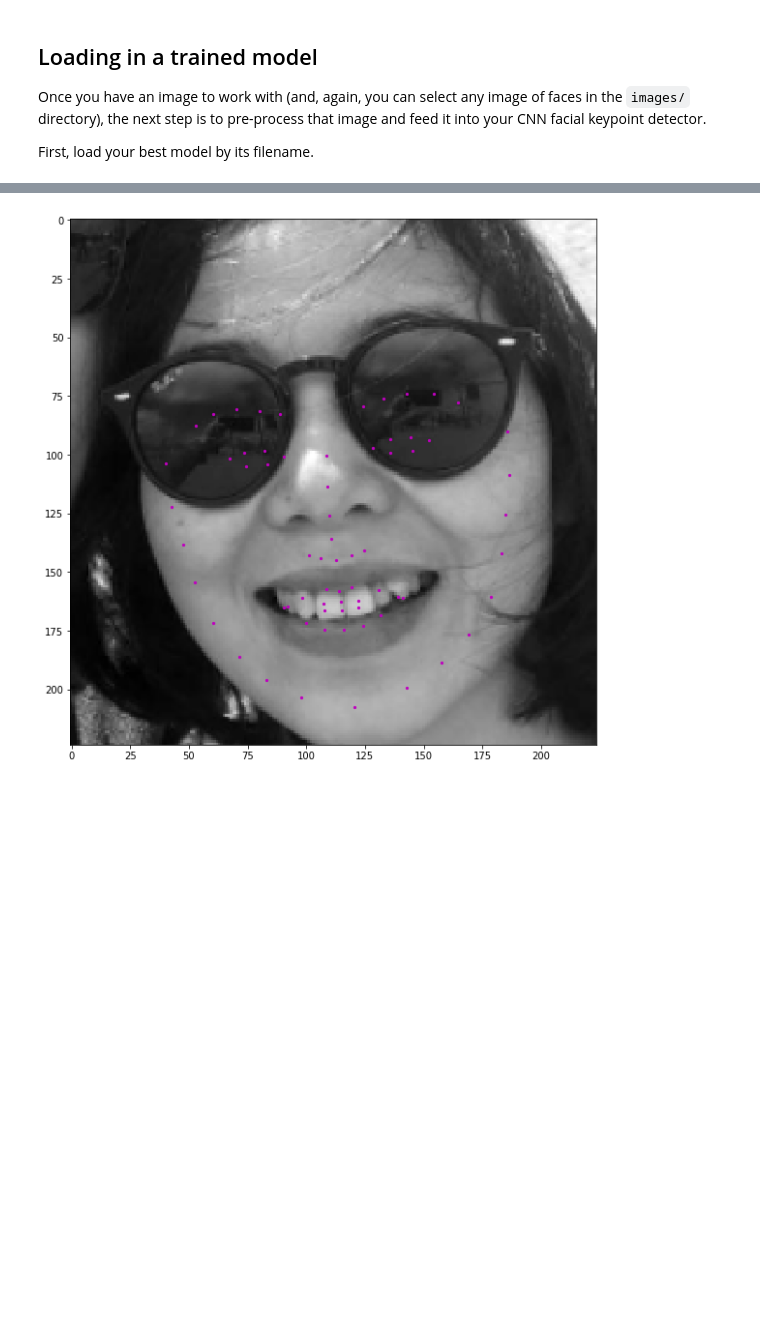
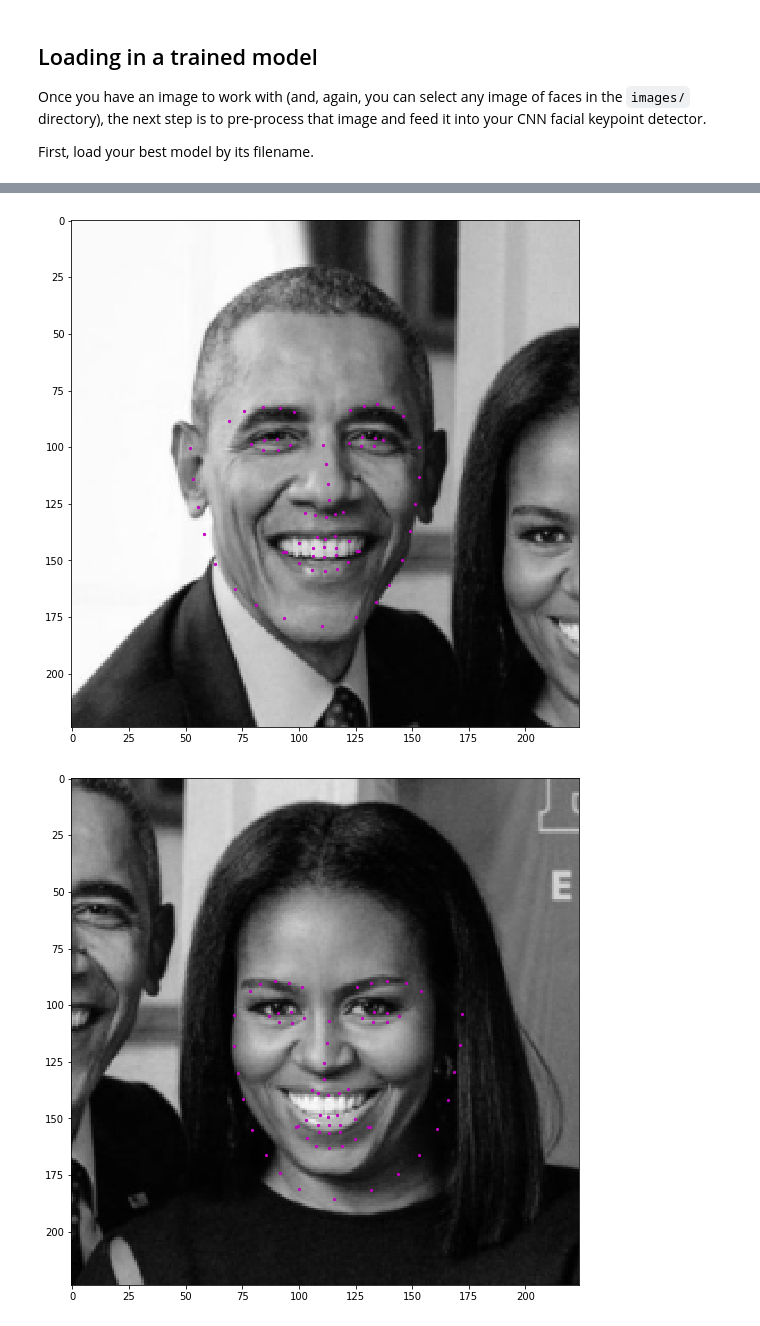
Before and after one commit to ptgamr/P1_Facial_Keypoints, a Jupyter notebook: 3. Facial Keypoint Detection, Complete Pipeline.ipynb, the cells around one changed output, grey strips where cells are left out. Saved outputs shown, nothing was run; the diff lists cells and outputs as text; code cells hidden in the pictures; blank space fills up the shorter version.

Commit message:
modified crop / rescale

```diff
--- a/3. Facial Keypoint Detection, Complete Pipeline.ipynb
+++ b/3. Facial Keypoint Detection, Complete Pipeline.ipynb
@@ -22,7 +22,7 @@ Select an image to perform facial keypoint detection on; you can select any imag
 # %%
 import cv2
 # load in color image for face detection
-image = cv2.imread('images/the_beatles.jpg')
+image = cv2.imread('images/obamas.jpg')
 
 # switch red and blue color channels
 # --> by default OpenCV assumes BLUE comes first, not RED as in many images
@@ -88,7 +88,7 @@ net = Net()
 
 ## TODO: load the best saved model parameters (by your path name)
 ## You'll need to un-comment the line below and add the correct name for *your* saved model
-net.load_state_dict(torch.load('saved_models/keypoints_model_10.pt'))
+net.load_state_dict(torch.load('saved_models/keypoints_model_modified_crop.pt'))
 
 ## print out your net and prepare it for testing (uncomment the line below)
 net.eval()
@@ -142,8 +142,16 @@ face_images = []
 # loop over the detected faces from your haar cascade
 for (x,y,w,h) in faces:
 
+    padding = 70
+
+    y_start = max(y - padding, 0)
+    y_end = y + h + padding
+
+    x_start = max(x - padding, 0)
+    x_end = x + w + padding
+
     # Select the region of interest that is the face in the image
-    roi = image_copy[y:y+h, x:x+w]
+    roi = image_copy[y_start:y_end, x_start:x_end]
 
     ## TODO: Convert the face region from RGB to grayscale
     roi = cv2.cvtColor(roi, cv2.COLOR_RGB2GRAY)
@@ -192,31 +200,32 @@ def restore_keypoints(pts, crop=224):
 def show_all_keypoints(image, predicted_key_pts, gt_pts=None):
     """Show image with predicted keypoints"""
     # image is grayscale
     plt.imshow(image, cmap='gray')
     plt.scatter(predicted_key_pts[:, 0], predicted_key_pts[:, 1], s=20, marker='.', c='m')
     # plot ground truth points as green pts
     if gt_pts is not None:
         plt.scatter(gt_pts[:, 0], gt_pts[:, 1], s=20, marker='.', c='g')
 
 def visualize_output(images, outputs):
     count = len(images)
 
     for i in range(count):
         plt.figure(figsize=(20,10))
         ax = plt.subplot(1, count, i+1)
 
         img = images[i].data
         img = img.numpy()
         img = np.transpose(img, (1, 2, 0))
 
         predicted_key_pts = outputs[i].data
         predicted_key_pts = predicted_key_pts.numpy()
         predicted_key_pts = restore_keypoints(predicted_key_pts)
 
         show_all_keypoints(np.squeeze(img), predicted_key_pts)
 
     plt.show()
 
 visualize_output(face_images, output_pts)
 # %% [output]
-[figure, old version]
+[figure, new version]
+[figure, added]
```
Also changed, not shown: parts of 2 cells of this notebook, 3 other files.
